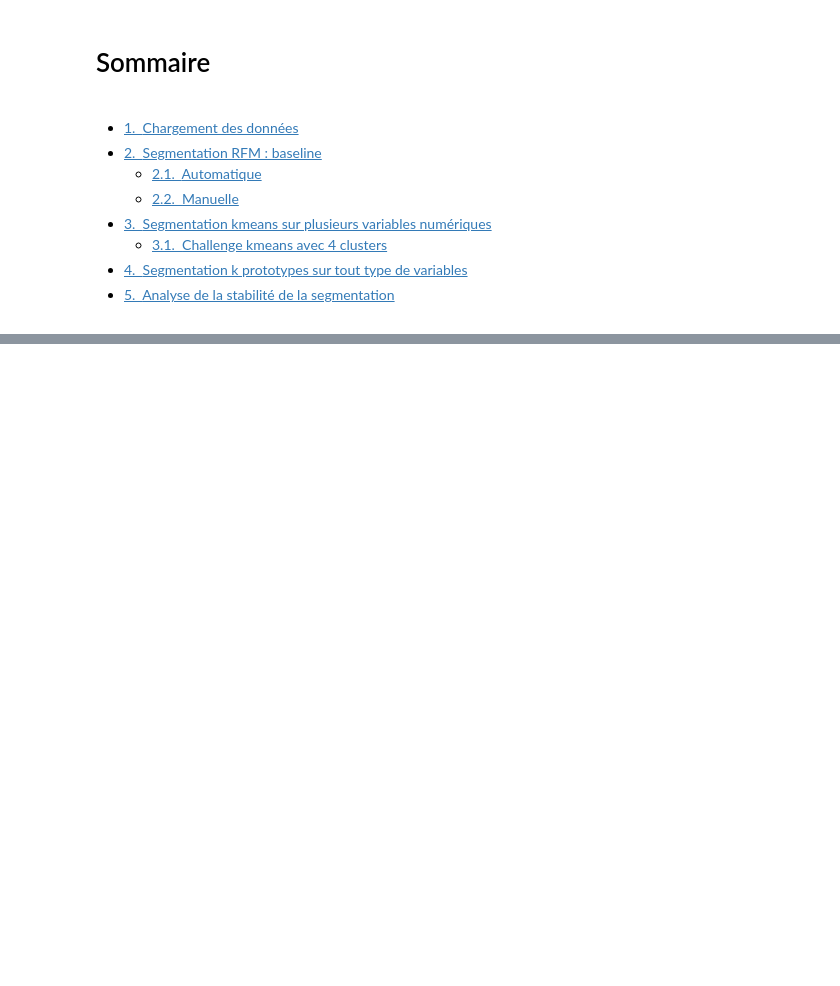
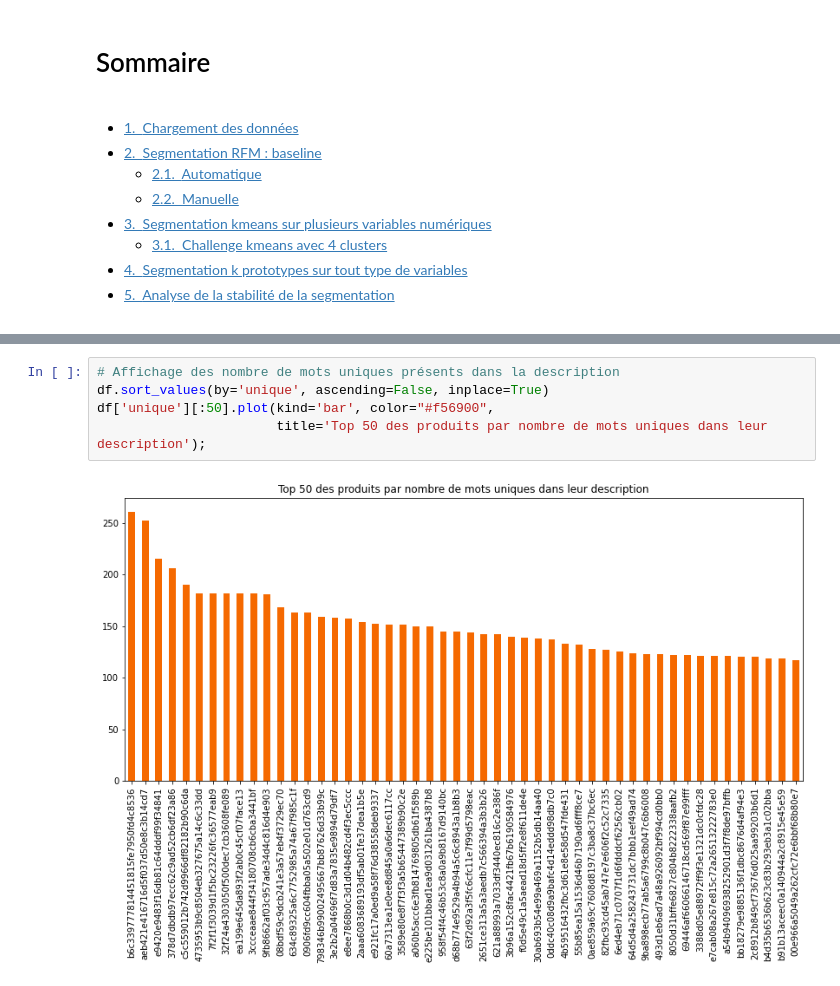
Before and after one commit to sebastienbourgeois/oc-p6-classifier-biens-consommation, a Jupyter notebook: P6_01_notebook.ipynb, the cells around one changed output, grey strips where cells are left out. Saved outputs shown, nothing was run; the diff lists cells and outputs as text; blank space fills up the shorter version.

```diff
--- a/P6_01_notebook.ipynb
+++ b/P6_01_notebook.ipynb
@@ -111,0 +225,7 @@ memory usage: 116.0+ KB
+# %%
+# Affichage des nombre de mots uniques présents dans la description
+df.sort_values(by='unique', ascending=False, inplace=True)
+df['unique'][:50].plot(kind='bar', color="#f56900",
+                       title='Top 50 des produits par nombre de mots uniques dans leur description');
+# %% [output]
+[figure, added]
```
Also changed, not shown: parts of 24 cells of this notebook.
